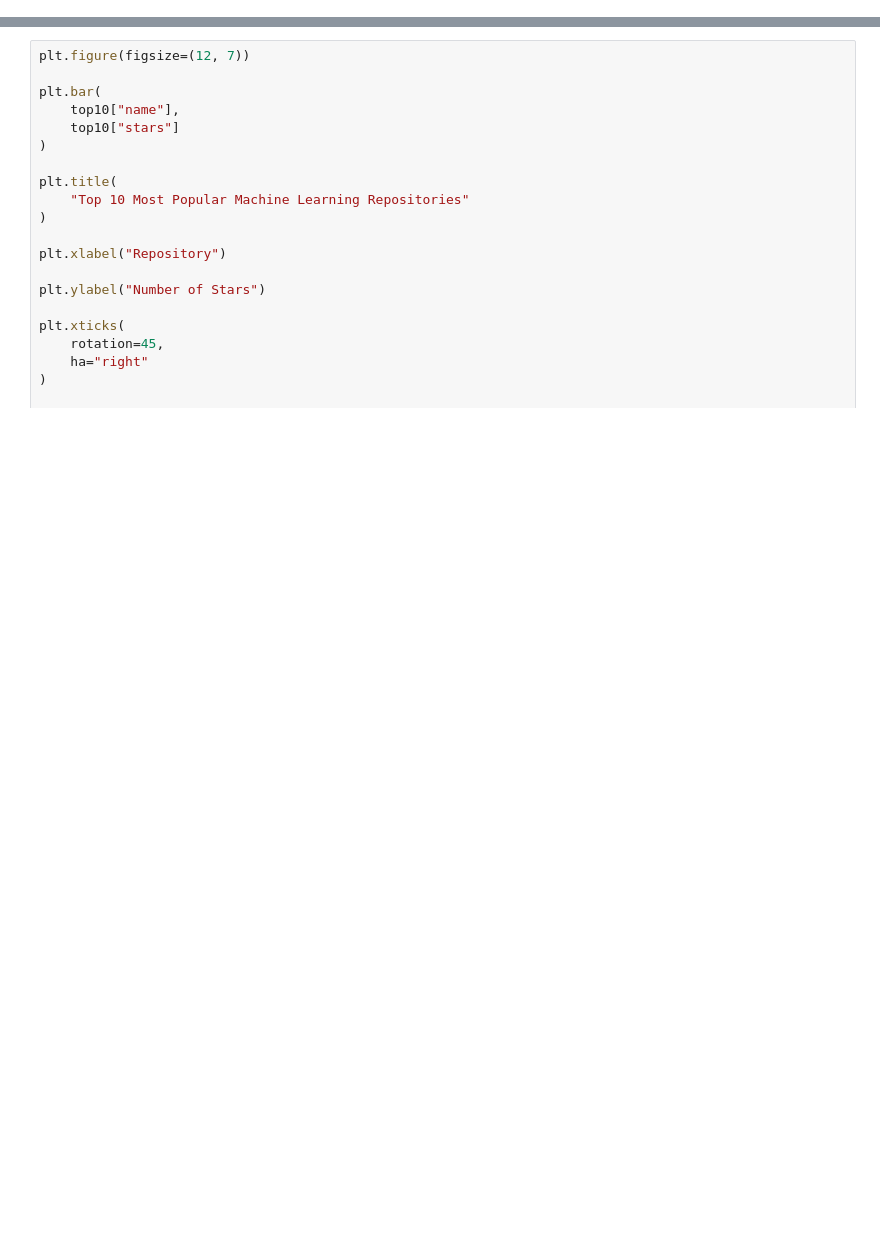
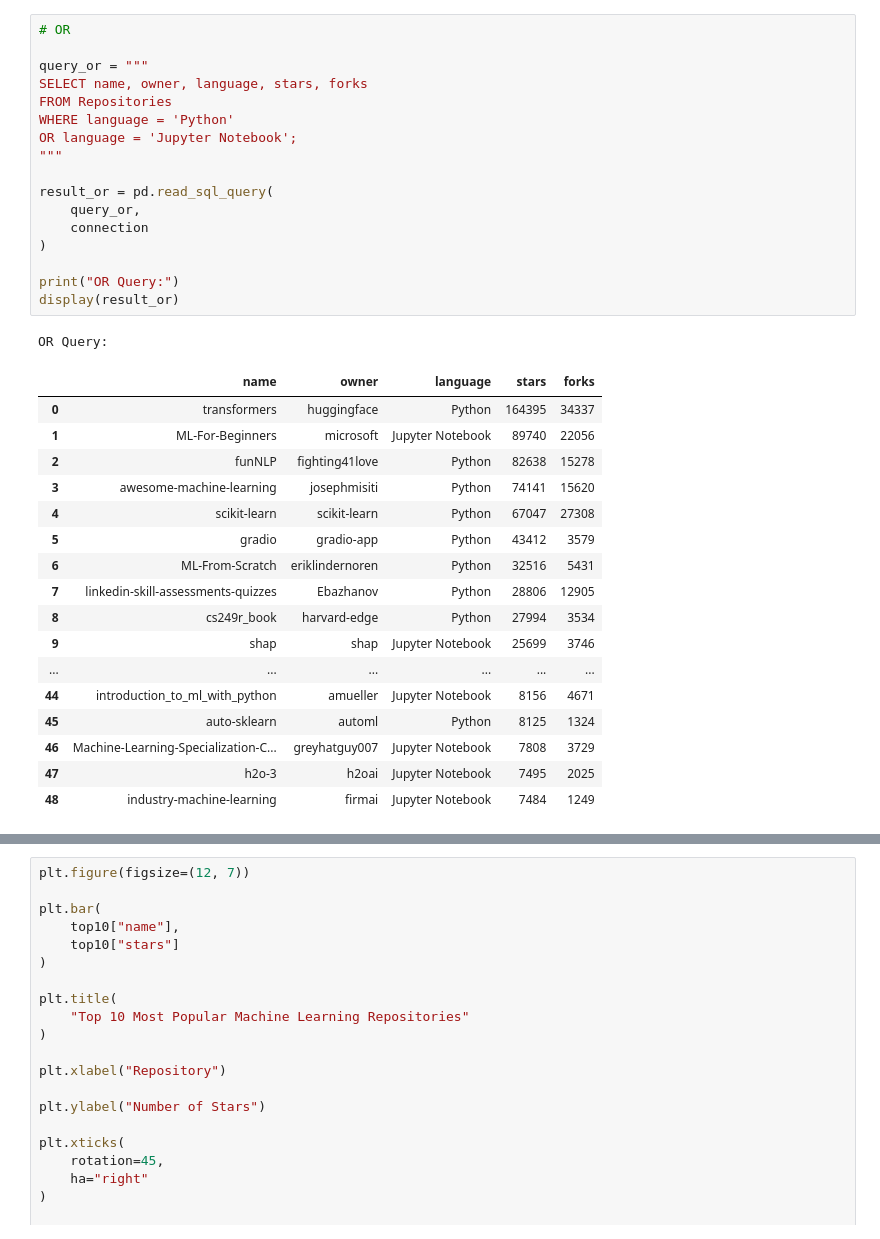
Before and after one commit to MazenAmmar877/github-ml-analysis, a Jupyter notebook: lv3_finalProject_2_Mazen_DECI4_S_418272.ipynb, the cells around one changed output, grey strips where cells are left out. Cells and saved outputs as stored; diff of their text form; blank space fills up the shorter version.

```diff
--- a/lv3_finalProject_2_Mazen_DECI4_S_418272.ipynb
+++ b/lv3_finalProject_2_Mazen_DECI4_S_418272.ipynb
@@ -606,0 +466,36 @@ VISUALIZATIONS
+# %%
+# OR
+
+query_or = """
+SELECT name, owner, language, stars, forks
+FROM Repositories
+WHERE language = 'Python'
+OR language = 'Jupyter Notebook';
+"""
+
+result_or = pd.read_sql_query(
+    query_or,
+    connection
+)
+
+print("OR Query:")
+display(result_or)
+# %% [output]
+OR Query:
+|  | name | owner | language | stars | forks |
+| 0 | transformers | huggingface | Python | 164395 | 34337 |
+| 1 | ML-For-Beginners | microsoft | Jupyter Notebook | 89740 | 22056 |
+| 2 | funNLP | fighting41love | Python | 82638 | 15278 |
+| 3 | awesome-machine-learning | josephmisiti | Python | 74141 | 15620 |
+| 4 | scikit-learn | scikit-learn | Python | 67047 | 27308 |
+| 5 | gradio | gradio-app | Python | 43412 | 3579 |
+| 6 | ML-From-Scratch | eriklindernoren | Python | 32516 | 5431 |
+| 7 | linkedin-skill-assessments-quizzes | Ebazhanov | Python | 28806 | 12905 |
+| 8 | cs249r_book | harvard-edge | Python | 27994 | 3534 |
+| 9 | shap | shap | Jupyter Notebook | 25699 | 3746 |
+| ... | ... | ... | ... | ... | ... |
+| 44 | introduction_to_ml_with_python | amueller | Jupyter Notebook | 8156 | 4671 |
+| 45 | auto-sklearn | automl | Python | 8125 | 1324 |
+| 46 | Machine-Learning-Specialization-C... | greyhatguy007 | Jupyter Notebook | 7808 | 3729 |
+| 47 | h2o-3 | h2oai | Jupyter Notebook | 7495 | 2025 |
+| 48 | industry-machine-learning | firmai | Jupyter Notebook | 7484 | 1249 |
```
Also changed, not shown: parts of 124 cells of this notebook, 2 other files.
